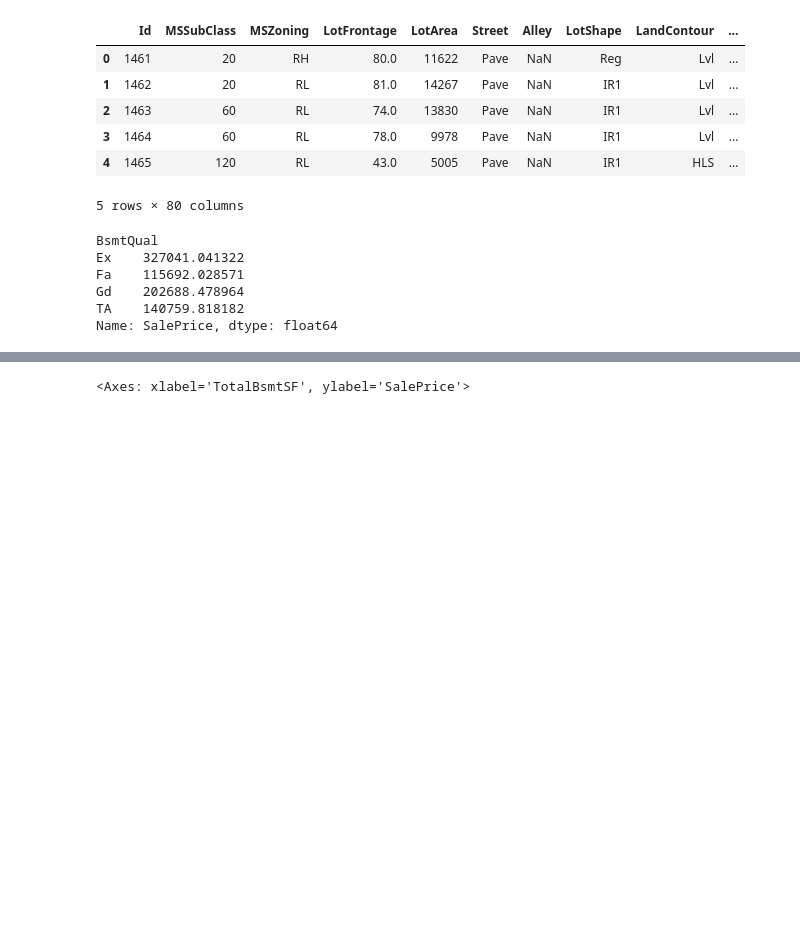
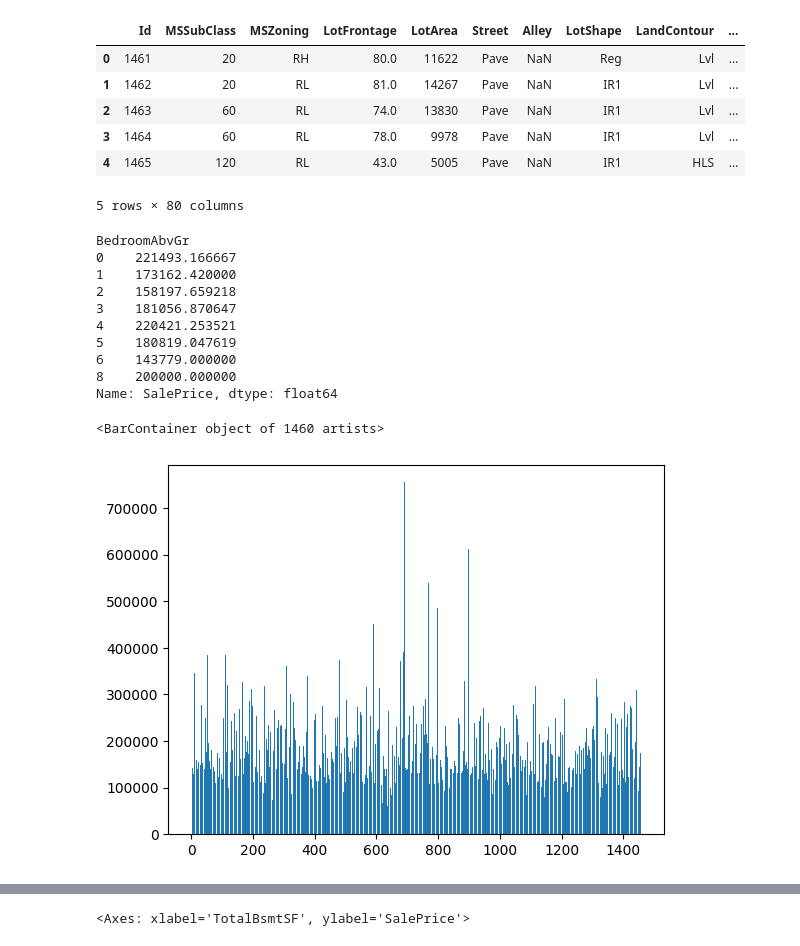
Before and after one commit to Dasha0203/Light_GBM, a Jupyter notebook: Working_files/Saule.ipynb, the cells around one changed output, grey strips where cells are left out. Saved outputs shown, nothing was run; the diff lists cells and outputs as text; code cells hidden in the pictures; blank space fills up the shorter version.

```diff
--- a/Working_files/Saule.ipynb
+++ b/Working_files/Saule.ipynb
@@ -55,11 +71,20 @@ test.head()
 | 4 | 1465 | 120 | RL | 43.0 | 5005 | Pave | NaN | IR1 | HLS | ... |
 5 rows × 80 columns
 # %%
-train.groupby('BsmtQual')['SalePrice'].mean()
+train.groupby('BedroomAbvGr')['SalePrice'].mean()
 # %% [output]
-BsmtQual
-Ex    327041.041322
-Fa    115692.028571
-Gd    202688.478964
-TA    140759.818182
+BedroomAbvGr
+0    221493.166667
+1    173162.420000
+2    158197.659218
+3    181056.870647
+4    220421.253521
+5    180819.047619
+6    143779.000000
+8    200000.000000
 Name: SalePrice, dtype: float64
+# %%
+plt.bar(train.index, train['SalePrice'])
+# %% [output]
+<BarContainer object of 1460 artists>
+[figure, added]
```
Also changed, not shown: parts of 85 cells of this notebook.
